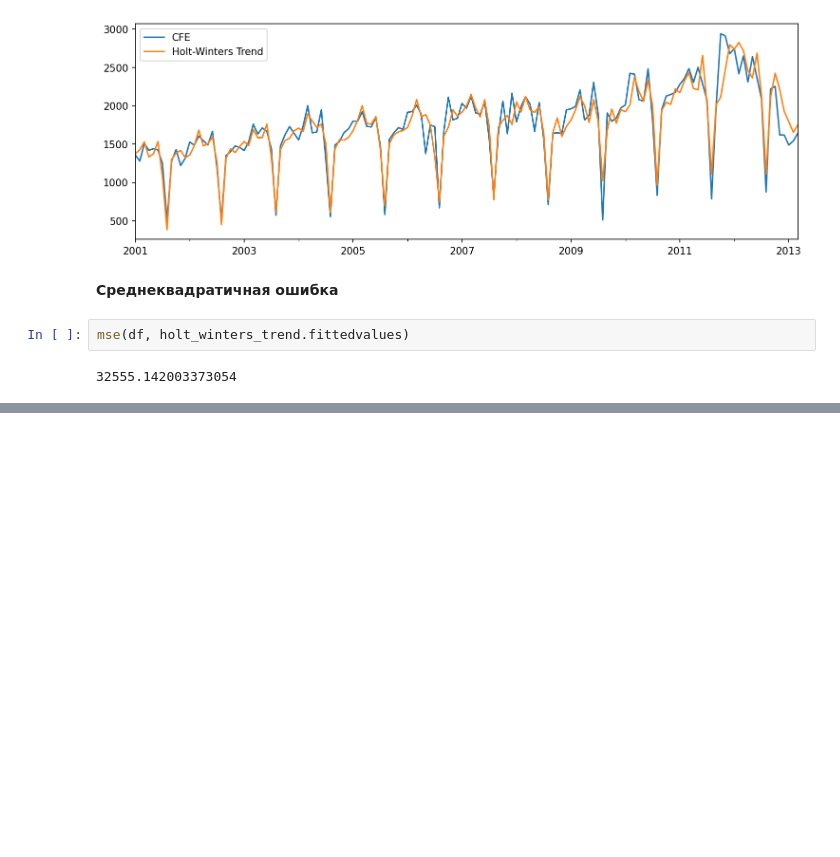
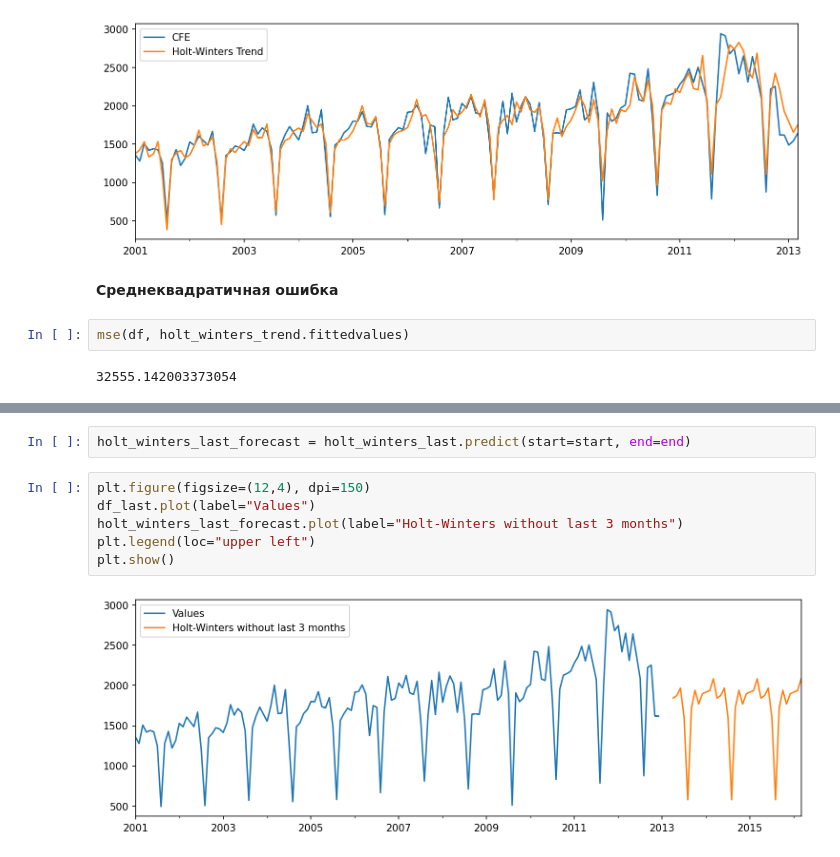
Before and after one commit to endygamedev/university, a Jupyter notebook: 3-course-6-semester/forecasting-methods/2. Adaptive forecasting methods/2.3 Individual assignment.ipynb, the cells around one changed output, grey strips where cells are left out. Drawn from its saved outputs; the diff is of its cells as text; blank space fills up the shorter version.

```diff
--- a/3-course-6-semester/forecasting-methods/2. Adaptive forecasting methods/2.3 Individual assignment.ipynb
+++ b/3-course-6-semester/forecasting-methods/2. Adaptive forecasting methods/2.3 Individual assignment.ipynb
@@ -187,0 +237,10 @@ mse(df, holt_winters_trend.fittedvalues)
+# %%
+holt_winters_last_forecast = holt_winters_last.predict(start=start, end=end)
+# %%
+plt.figure(figsize=(12,4), dpi=150)
+df_last.plot(label="Values")
+holt_winters_last_forecast.plot(label="Holt-Winters without last 3 months")
+plt.legend(loc="upper left")
+plt.show()
+# %% [output]
+[figure, added]
```
Also changed, not shown: parts of 10 cells of this notebook.
